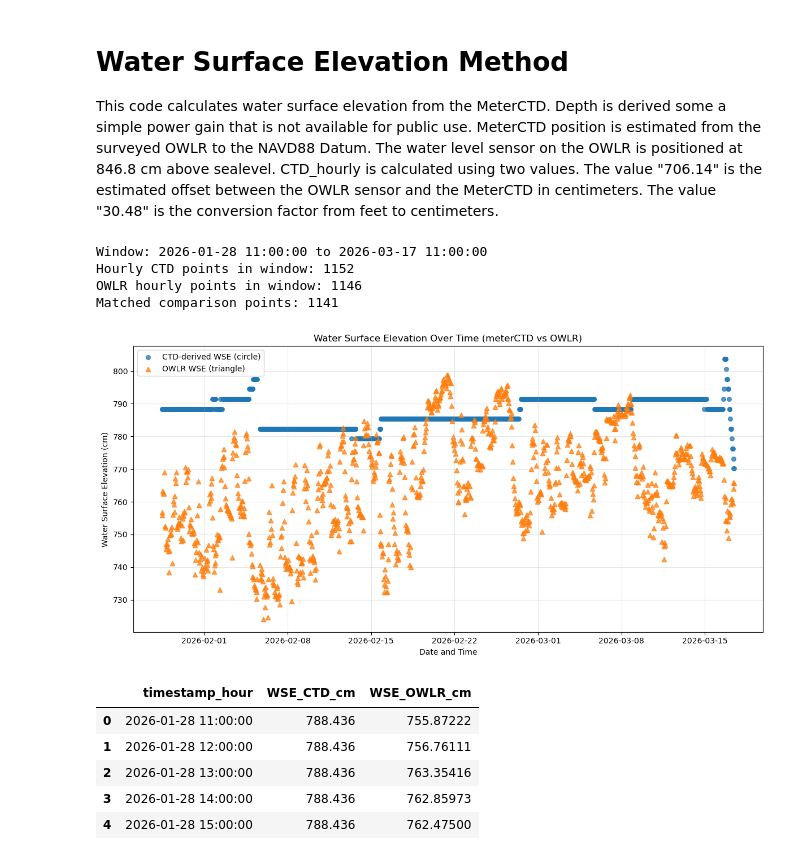
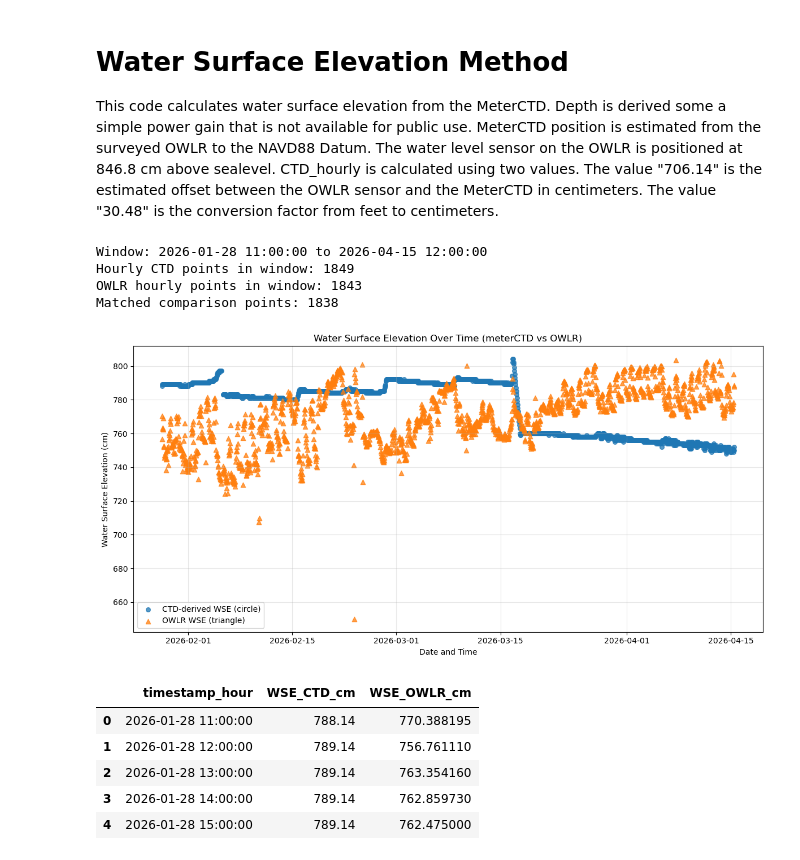
Before and after one commit to COAST-Lab/Open-Water-Level-and-Rainfall-Sensor, a Jupyter notebook: Data Analysis/waterSurfaceElevationAnalysis.ipynb, the cells around one changed output. Saved outputs shown, nothing was run; the diff lists cells and outputs as text; code cells hidden in the pictures.

Commit message:
added teos analysis and updated csv files to desired units

```diff
--- a/Data Analysis/waterSurfaceElevationAnalysis.ipynb
+++ b/Data Analysis/waterSurfaceElevationAnalysis.ipynb
@@ -13,70 +14,77 @@ warnings.filterwarnings('ignore', message="Could not infer format")
  This code calculates water surface elevation from the MeterCTD. Depth is derived some a simple power gain that is not available for public use. MeterCTD position is estimated from the surveyed OWLR to the NAVD88 Datum. The water level sensor on the OWLR is positioned at 846.8 cm above sealevel. CTD_hourly is calculated using two values. The value "706.14" is the estimated offset between the OWLR sensor and the MeterCTD in centimeters. The value "30.48" is the conversion factor from feet to centimeters.
 # %%
 # File paths
-wse_CTD_path = os.path.join('Data', 'wse_meterCTD_03172026.csv')
-owlr_path = os.path.join('Data', 'OWLR_CMS_03172026.csv')
+wse_CTD_path = os.path.join('Data', 'wse_meterCTD_04152026.csv')
+owlr_path = os.path.join('Data', 'OWLR_CMS_04152026.csv')
+temp_path = os.path.join('Data', 'distance_BriefOWL.csv')  # Not used in current analysis but available for future use
 
 # Required comparison window
 start_time = pd.Timestamp('2026-01-28 11:00:00')
-end_time = pd.Timestamp('2026-03-17 11:00:00')
+end_time = pd.Timestamp('2026-04-15 12:00:00')
 
-# Load CTD fluid depth (15-minute data in feet).
-# This export has 5 metadata lines before the header row.
-CTD_raw = pd.read_csv(wse_CTD_path, skiprows=5)
+# Load CTD depth
+# skipping 5 metadata lines
+try:
+    CTD_raw = pd.read_csv(wse_CTD_path, skiprows=5, encoding='utf-8')
+except UnicodeDecodeError:
+    try:
+        CTD_raw = pd.read_csv(wse_CTD_path, skiprows=5, encoding='cp1252')
+    except UnicodeDecodeError:
+        CTD_raw = pd.read_csv(wse_CTD_path, skiprows=5, encoding='latin1')
 CTD_raw.columns = [str(c).strip() for c in CTD_raw.columns]
 
 # CTD columns
-CTD_time_col = CTD_raw.columns[0]
+CTD_time_col  = CTD_raw.columns[0]
 CTD_depth_col = CTD_raw.columns[1]
 
-CTD_raw[CTD_time_col] = pd.to_datetime(CTD_raw[CTD_time_col], errors='coerce')
-CTD_raw[CTD_depth_col] = pd.to_numeric(CTD_raw[CTD_depth_col], errors='coerce')
+CTD_raw[CTD_time_col]  = pd.to_datetime(CTD_raw[CTD_time_col],  errors='coerce')
+CTD_raw[CTD_depth_col] = pd.to_numeric(CTD_raw[CTD_depth_col],  errors='coerce')
 
-# Keep only exact hourly CTD marks (no summation)
+# Keep Hourly ctd marks, no summing like with rainfall
 CTD_hourly = CTD_raw[
     CTD_raw[CTD_time_col].notna()
     & (CTD_raw[CTD_time_col].dt.minute == 0)
     & (CTD_raw[CTD_time_col].dt.second == 0)
-].copy()
+] .copy()
 
-# Apply requested window
+# Time period
 CTD_hourly = CTD_hourly[
     (CTD_hourly[CTD_time_col] >= start_time)
     & (CTD_hourly[CTD_time_col] <= end_time)
-].copy()
+] .copy()
 
-# Convert depth to cm and compute CTD-derived WSE (cm)
-CTD_hourly['WSE_CTD_cm'] = CTD_hourly[CTD_depth_col] * 30.48 + 706.14
+# Calculate CTD data to WSE (cm)
+CTD_hourly['WSE_CTD_cm'] = CTD_hourly[CTD_depth_col] + 706.14
 
-# Build hourly merge key
+# hourly merge key
 CTD_hourly['timestamp_hour'] = CTD_hourly[CTD_time_col].dt.floor('h')
 CTD_hourly = CTD_hourly[['timestamp_hour', 'WSE_CTD_cm']]
 
-# Load OWLR CMS file (WSE is the 2nd variable inside payload string in last column)
+# Load OWLR CMS file
 owlr_raw = pd.read_csv(owlr_path, header=None)
-owlr_raw = owlr_raw.rename(columns={0: 'device_id', 1: 'timestamp', 2: 'unused_1', 3: 'data'})
+owlr_raw = owlr_raw.rename(columns={0: 'device_id', 1: 'timestamp', 2: 'unused_1', 3: 'unused_2', 4: 'data'})
 
 owlr_raw['timestamp'] = pd.to_datetime(owlr_raw['timestamp'], errors='coerce')
 
-# Parse payload like: "1764080734,60.36389,0,0.17, 0"
+# Parse the string to grab correct value (Easier way to do this??)
 payload_parts = owlr_raw['data'].astype(str).str.split(',')
 owlr_raw['OWLR_value_cm'] = pd.to_numeric(payload_parts.str[1], errors='coerce')
 
-# Convert OWLR value to WSE using user-specified formula
+# Convert OWLR value to WSE based on NAVD88
 owlr_raw['WSE_OWLR_cm'] = 845 - owlr_raw['OWLR_value_cm']
 
-# Apply requested window
+# Correct time again
 owlr = owlr_raw[
     owlr_raw['timestamp'].notna()
     & (owlr_raw['timestamp'] >= start_time)
     & (owlr_raw['timestamp'] <= end_time)
-].copy()
+] .copy()
 
-# Align OWLR timestamps to hour for comparison with CTD hourly marks
+# Align OWLR times  with CTD hourly marks
 owlr['timestamp_hour'] = owlr['timestamp'].dt.floor('h')
 owlr = owlr[['timestamp_hour', 'WSE_OWLR_cm']].dropna()
 
-# If multiple OWLR samples occur in one hour, use mean for that hour
+# If multiple OWLR samples occur in one hour, use mean for that hour (this may not be needed? Saw in random code)
 owlr = owlr.groupby('timestamp_hour', as_index=False)['WSE_OWLR_cm'].mean()
 
 # Match by hour
@@ -88,43 +96,43 @@ print(f'Hourly CTD points in window: {len(CTD_hourly)}')
 print(f'OWLR hourly points in window: {len(owlr)}')
 print(f'Matched comparison points: {len(comparison)}')
 
-# Time-series comparison plot with different marker shapes
+# Time-series comparison
 plt.figure(figsize=(12, 6))
 plt.scatter(
     comparison['timestamp_hour'],
     comparison['WSE_CTD_cm'],
     s=30,
     marker='o',
     alpha=0.75,
     label='CTD-derived WSE (circle)'
 )
 plt.scatter(
     comparison['timestamp_hour'],
     comparison['WSE_OWLR_cm'],
     s=36,
     marker='^',
     alpha=0.75,
     label='OWLR WSE (triangle)'
 )
 
 plt.title('Water Surface Elevation Over Time (meterCTD vs OWLR)')
 plt.xlabel('Date and Time')
 plt.ylabel('Water Surface Elevation (cm)')
 plt.legend()
 plt.grid(True, alpha=0.3)
 plt.tight_layout()
 plt.show()
 
 comparison.head()
 # %% [output]
-Window: 2026-01-28 11:00:00 to 2026-03-17 11:00:00
-Hourly CTD points in window: 1152
-OWLR hourly points in window: 1146
-Matched comparison points: 1141
+Window: 2026-01-28 11:00:00 to 2026-04-15 12:00:00
+Hourly CTD points in window: 1849
+OWLR hourly points in window: 1843
+Matched comparison points: 1838
-[figure, old version]
+[figure, new version]
 |  | timestamp_hour | WSE_CTD_cm | WSE_OWLR_cm |
-| 0 | 2026-01-28 11:00:00 | 788.436 | 755.87222 |
-| 1 | 2026-01-28 12:00:00 | 788.436 | 756.76111 |
-| 2 | 2026-01-28 13:00:00 | 788.436 | 763.35416 |
-| 3 | 2026-01-28 14:00:00 | 788.436 | 762.85973 |
-| 4 | 2026-01-28 15:00:00 | 788.436 | 762.47500 |
+| 0 | 2026-01-28 11:00:00 | 788.14 | 770.388195 |
+| 1 | 2026-01-28 12:00:00 | 789.14 | 756.761110 |
+| 2 | 2026-01-28 13:00:00 | 789.14 | 763.354160 |
+| 3 | 2026-01-28 14:00:00 | 789.14 | 762.859730 |
+| 4 | 2026-01-28 15:00:00 | 789.14 | 762.475000 |
```
Also changed, not shown: parts of 6 cells of this notebook, 13 other files.
